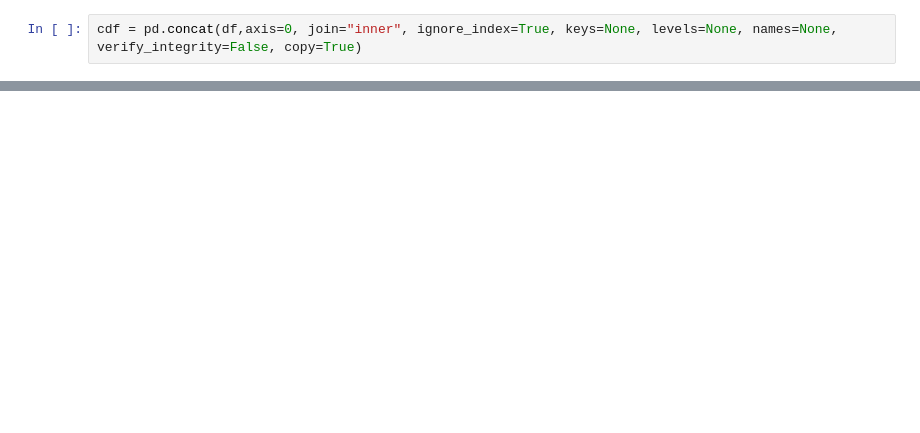
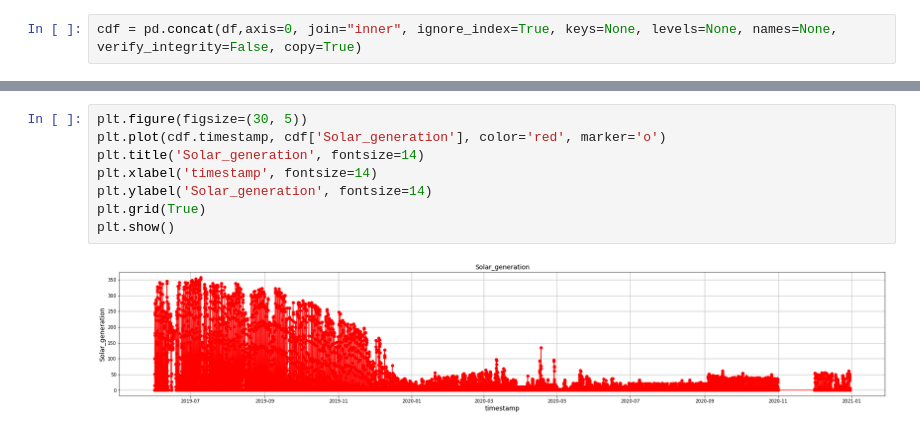
Before and after one commit to Randyrofed/Local_Control_system, a Jupyter notebook: Local_Control_System.ipynb, the cells around one changed output, grey strips where cells are left out. Drawn from its saved outputs; the diff is of its cells as text; blank space fills up the shorter version.

```diff
--- a/Local_Control_System.ipynb
+++ b/Local_Control_System.ipynb
@@ -40,0 +45,10 @@ cdf.tail(1950)
+# %%
+plt.figure(figsize=(30, 5))
+plt.plot(cdf.timestamp, cdf['Solar_generation'], color='red', marker='o')
+plt.title('Solar_generation', fontsize=14)
+plt.xlabel('timestamp', fontsize=14)
+plt.ylabel('Solar_generation', fontsize=14)
+plt.grid(True)
+plt.show()
+# %% [output]
+[figure, added]
```
Also changed, not shown: parts of 6 cells of this notebook.
